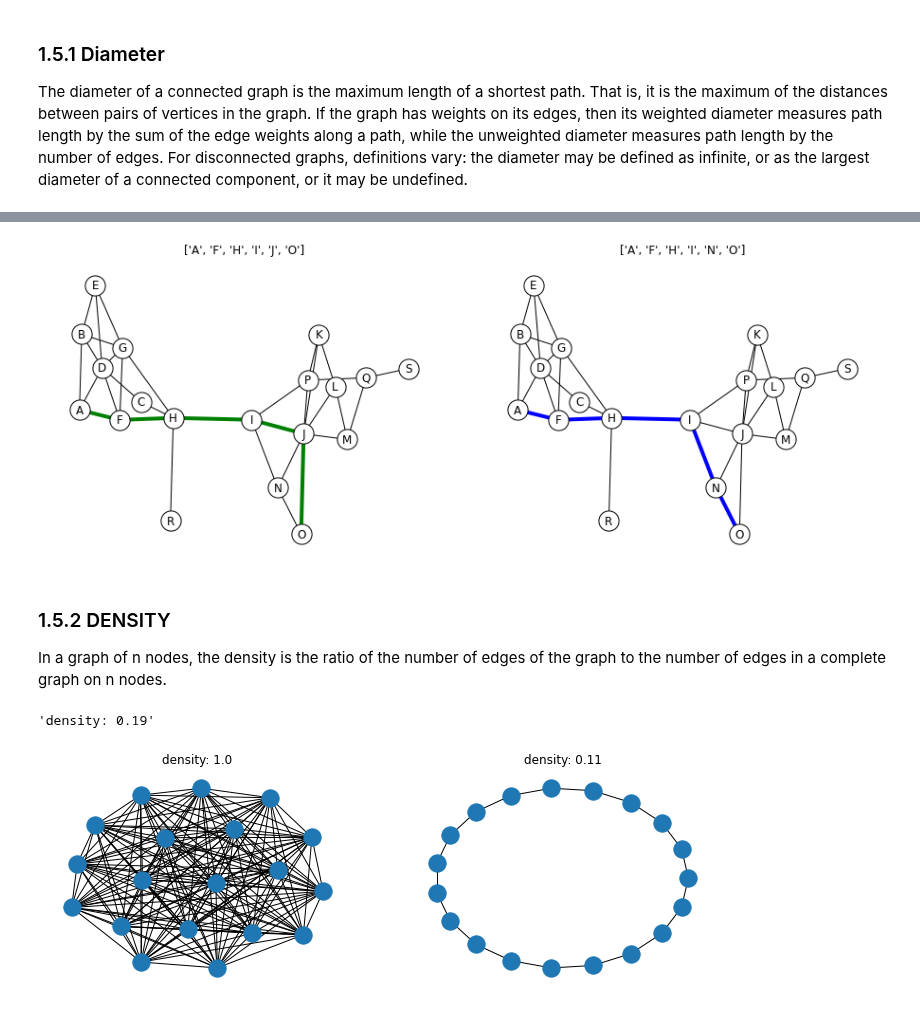
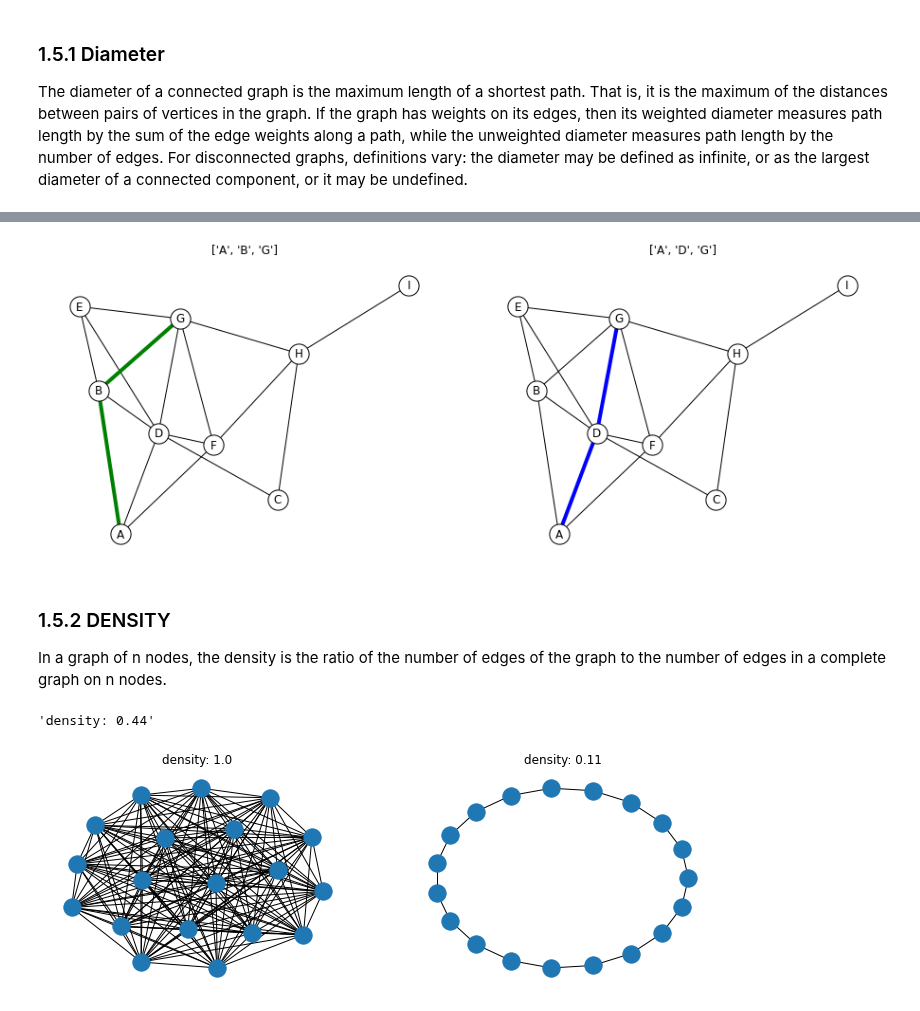
Before and after one commit to alkaest2002/ABGrid, a Jupyter notebook: materials/course 101/esercitazione.ipynb, the cells around one changed output, grey strips where cells are left out. Cells and saved outputs as stored; diff of their text form; code cells hidden in the pictures.

```diff
--- a/materials/course 101/esercitazione.ipynb
+++ b/materials/course 101/esercitazione.ipynb
@@ -105,6 +106,7 @@ ax3.set_title("Percorso tra A e C");
 # carica network da file esterno
 np.random.seed(SEED)
 Ge = nx.read_edgelist("Ge.edgelist")
+Ge = Ge.subgraph(["A","B","C","D","E","F","G","H","I"])
 spring_pos = nx.spring_layout(Ge, k=K_VALUE, seed=SEED)
 circular_pos = nx.circular_layout(Ge)
 # %% [markdown]
@@ -114,7 +113,0 @@ circular_pos = nx.circular_layout(Ge)
-# %%
-# VISUALIZZAZIONE LAYOUT CIRCOLARE
-fig, ax = plt.subplots(figsize=(8,8))
-ax.axis('off')
-
-# output network
-nx.draw_networkx(Ge, circular_pos, **BASE_OPTIONS, ax=ax)
@@ -142,15 +133,14 @@ fig, ax = plt.subplots(figsize=FIG_SIZE)
 ax.axis('off')
 
 L = Ge.to_directed()
-for idx in [30, 31, 25, 20, 24, 33, 38, 10,  7, 35, 36, 39,  3, 42,  8, 34,  4,
-       27, 16, 11, 23, 37, 15, 32, 13, 29, 17,  2, 14, 26]:
+for idx in range(10):
     (s,t) = list(L.edges)[idx]
     if (s,t) in L.edges and (t,s) in L.edges : L.remove_edge(s,t)
 reciprical_edges = [ (s,t) for (s,t) in L.edges if (t,s) in L.edges ]
 non_reciprocal_edges = [ e for e in L.edges if e not in reciprical_edges]
 loc = nx.spring_layout(L, k=.8, seed=SEED)
 nx.draw_networkx_nodes(L,spring_pos, **NODE_OPTIONS, ax=ax);
-nx.draw_networkx_edges(L,spring_pos, edgelist = non_reciprocal_edges, style="--", arrowsize=15);
+nx.draw_networkx_edges(L,spring_pos, edgelist = non_reciprocal_edges, style="--", arrowsize=25);
 nx.draw_networkx_edges(L,spring_pos, edgelist = reciprical_edges, width=4, arrowstyle="-");
 nx.draw_networkx_labels(L,spring_pos)
 ax.set_title("I collegamenti bi-direzionali sono in grassetto");
@@ -206,31 +196,31 @@ nx.draw_networkx_edges(Ge, pos=spring_pos, edgelist=first_sp_edges, edge_color="
 # %%
-# GEODETICHE TRA A ED O
+# GEODETICHE TRA A ED G
 
 fig, (ax1, ax2) = plt.subplots(figsize=(13,5), nrows=1, ncols=2)
 fig.tight_layout()
 
 for ax in (ax1, ax2):
     ax.axis('off')
 
 # calcola tutte le possibili geodetiche
-possible_sps = list(nx.all_shortest_paths(Ge, "A", "O"))
+possible_sps = list(nx.all_shortest_paths(Ge, "A", "G"))
 
 # scegli prima geodetica
 first_sp = possible_sps[0]
 first_sp_edges = [ (x, first_sp[idx+1]) for idx, x in enumerate(first_sp[:-1]) ]
 # scegli seconda geodetica
 second_sp = possible_sps[1]
 second_sp_edges = [ (x, second_sp[idx+1]) for idx, x in enumerate(second_sp[:-1]) ]
 
 # output grafico
 nx.draw_networkx(Ge, pos=spring_pos, **NODE_OPTIONS, ax=ax1)
 nx.draw_networkx(Ge, pos=spring_pos, **NODE_OPTIONS, ax=ax2)
 nx.draw_networkx_edges(Ge, pos=spring_pos, edgelist=first_sp_edges, edge_color="g", width=4, ax=ax1)
 nx.draw_networkx_edges(Ge, pos=spring_pos, edgelist=second_sp_edges, edge_color="b", width=4, ax=ax2);
 ax1.set_title(possible_sps[0]);
 ax2.set_title(possible_sps[1]);
 # %% [output]
-[figure, old version]
+[figure, new version]
 # %% [markdown]
 ### 1.5.2 DENSITY
 In a graph of n nodes, the density is the ratio of the number of edges of the graph to the number of edges in a complete graph on n nodes.
@@ -238,7 +228,7 @@ In a graph of n nodes, the density is the ratio of the number of edges of the gr
 density = nx.density(Ge)
 f"density: {np.round(density,2)}"
 # %% [output]
-'density: 0.19'
+'density: 0.44'
 # %%
 # ESEMPI DI DENSITA'
 fig, (ax1, ax2) = plt.subplots(nrows=1, ncols=2, figsize=(12,4))
```
Also changed, not shown: parts of 29 cells of this notebook.
